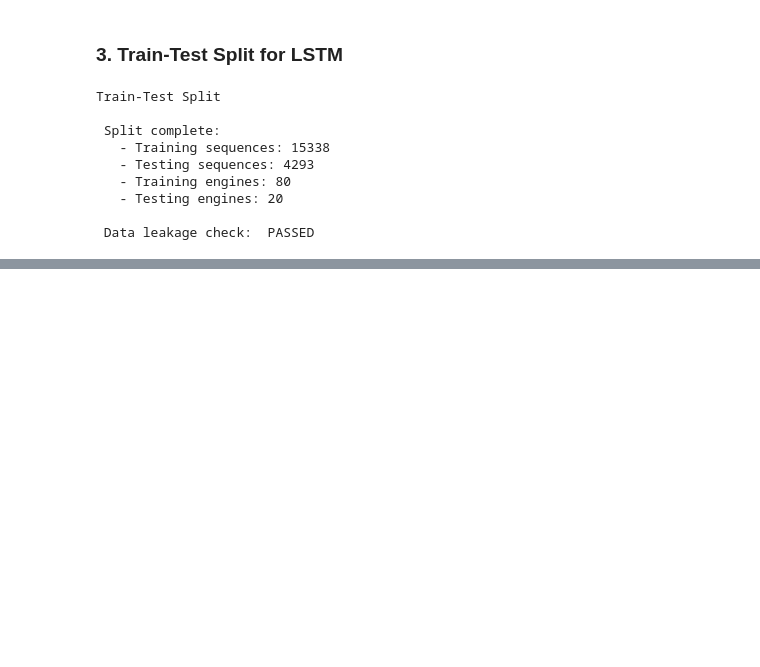
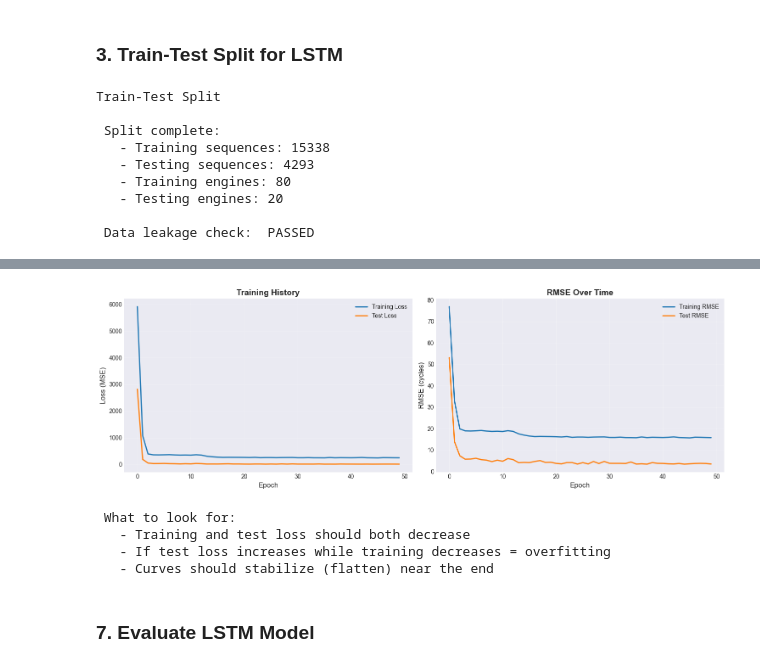
Before and after one commit to kumaraadya/Predictive-Maintenance-for-Industrial-Equipment, a Jupyter notebook: notebooks/04_lstm_and_evaluation.ipynb, the cells around one changed output, grey strips where cells are left out. Drawn from its saved outputs; the diff is of its cells as text; code cells hidden in the pictures; blank space fills up the shorter version.

Commit message:
LSTM and Evaluation changes

```diff
--- a/notebooks/04_lstm_and_evaluation.ipynb
+++ b/notebooks/04_lstm_and_evaluation.ipynb
@@ -161,0 +190,8 @@ Train-Test Split
+# %%
+X_train = np.asarray(X_train, dtype=np.float32)
+X_test  = np.asarray(X_test, dtype=np.float32)
+
+y_train = np.asarray(y_train, dtype=np.float32)
+y_test  = np.asarray(y_test, dtype=np.float32)
+
+print(X_train.dtype, X_test.dtype)
@@ -161,0 +449,34 @@ Train-Test Split
+# %%
+fig, axes = plt.subplots(1, 2, figsize=(15, 5))
+
+axes[0].plot(train_losses, label='Training Loss', linewidth=2)
+axes[0].plot(test_losses, label='Test Loss', linewidth=2)
+axes[0].set_xlabel('Epoch', fontsize=12)
+axes[0].set_ylabel('Loss (MSE)', fontsize=12)
+axes[0].set_title('Training History', fontsize=14, fontweight='bold')
+axes[0].legend()
+axes[0].grid(True, alpha=0.3)
+
+axes[1].plot([np.sqrt(loss) for loss in train_losses], label='Training RMSE', linewidth=2)
+axes[1].plot([np.sqrt(loss) for loss in test_losses], label='Test RMSE', linewidth=2)
+axes[1].set_xlabel('Epoch', fontsize=12)
+axes[1].set_ylabel('RMSE (cycles)', fontsize=12)
+axes[1].set_title('RMSE Over Time', fontsize=14, fontweight='bold')
+axes[1].legend()
+axes[1].grid(True, alpha=0.3)
+
+plt.tight_layout()
+plt.show()
+
+print("\n What to look for:")
+print("   - Training and test loss should both decrease")
+print("   - If test loss increases while training decreases = overfitting")
+print("   - Curves should stabilize (flatten) near the end")
+# %% [output]
+[figure, added]
+ What to look for:
+   - Training and test loss should both decrease
+   - If test loss increases while training decreases = overfitting
+   - Curves should stabilize (flatten) near the end
+# %% [markdown]
+### 7. Evaluate LSTM Model
```
Also changed, not shown: parts of 16 cells of this notebook.
